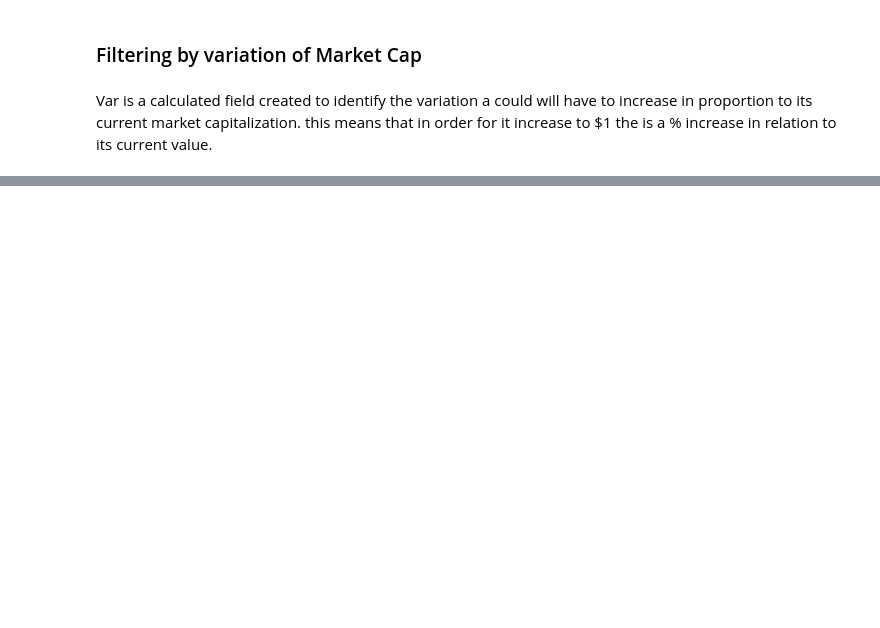
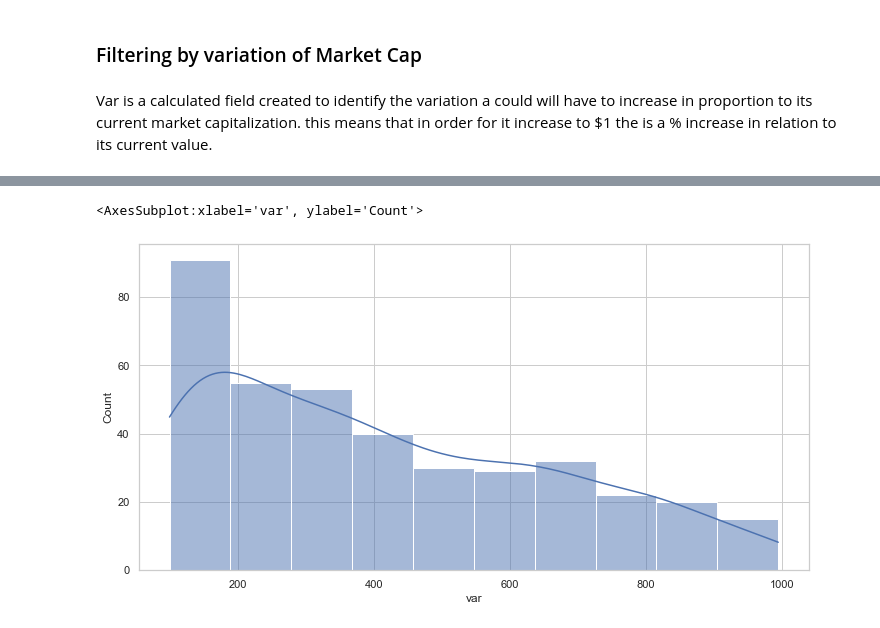
Before and after one commit to Chelechepe/Project_VI-Final_Project, a Jupyter notebook: EDA - selecting our crypto to Analyze.ipynb, the cells around one changed output, grey strips where cells are left out. Drawn from its saved outputs; the diff is of its cells as text; code cells hidden in the pictures; blank space fills up the shorter version.

```diff
--- a/EDA - selecting our crypto to Analyze.ipynb
+++ b/EDA - selecting our crypto to Analyze.ipynb
@@ -264,0 +294,5 @@ df_altcoin.to_csv(".\\output\\df_altcoin.csv")
+# %%
+sns.histplot(data=df_altcoin['var'],kde=True)
+# %% [output]
+<AxesSubplot:xlabel='var', ylabel='Count'>
+[figure, added]
```
Also changed, not shown: parts of 13 cells of this notebook, 1 other file.
